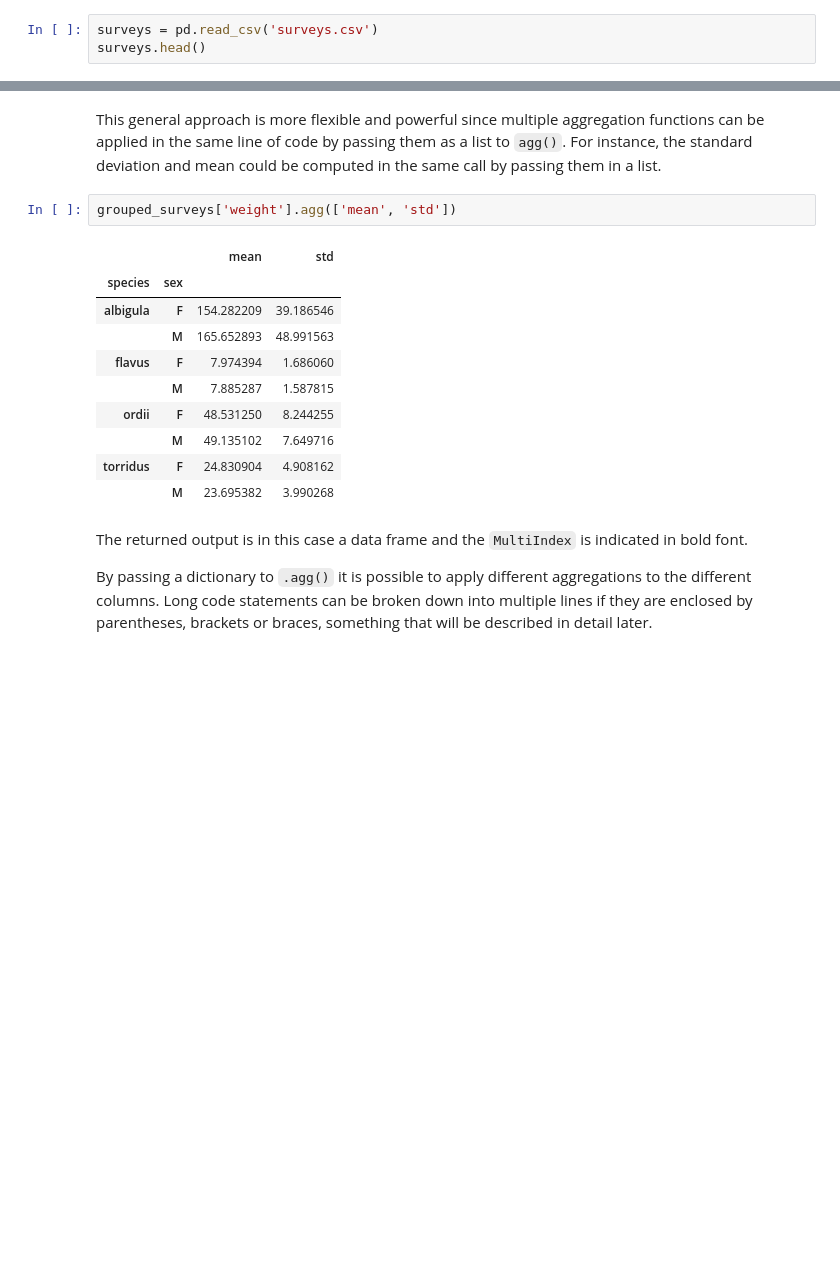
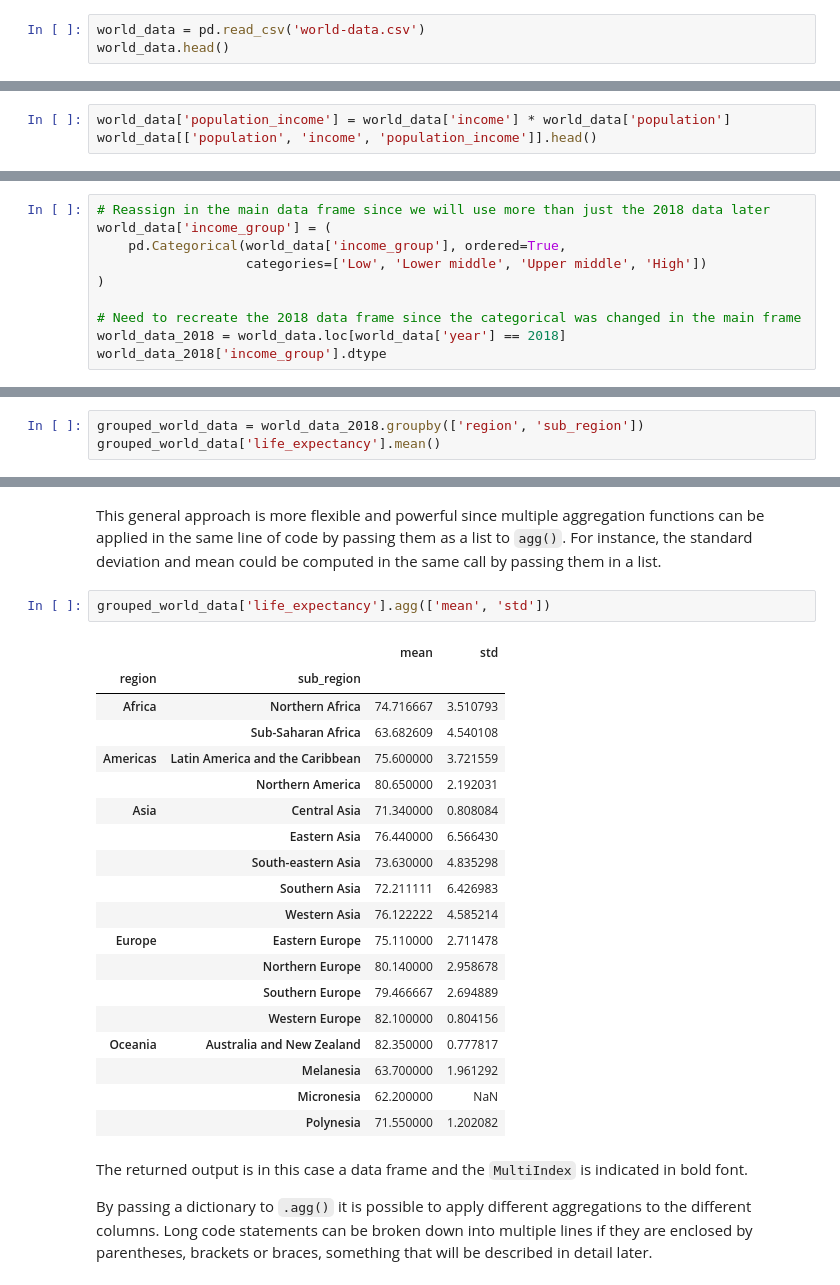
Before and after one commit to UofTCoders/2018-09-10-utoronto, a Jupyter notebook: code/2-data-analysis-in-python.ipynb, the cells around one changed output, grey strips where cells are left out. Drawn from its saved outputs; the diff is of its cells as text; blank space fills up the shorter version.

```diff
--- a/code/2-data-analysis-in-python.ipynb
+++ b/code/2-data-analysis-in-python.ipynb
@@ -261,6 +196,6 @@ surveys.to_csv('surveys.csv', index=False)
 # %% [markdown]
 Since the data is now saved locally, the next time this Notebook is opened, it could be loaded from the local path instead of downloading it from the URL.
 # %%
-surveys = pd.read_csv('surveys.csv')
-surveys.head()
+world_data = pd.read_csv('world-data.csv')
+world_data.head()
 # %% [output]
@@ -686,0 +521,3 @@ Name: weight, dtype: float64
+# %%
+world_data['population_income'] = world_data['income'] * world_data['population']
+world_data[['population', 'income', 'population_income']].head()
@@ -686,0 +651,10 @@ Name: weight, dtype: float64
+# %%
+# Reassign in the main data frame since we will use more than just the 2018 data later
+world_data['income_group'] = (
+    pd.Categorical(world_data['income_group'], ordered=True,
+                   categories=['Low', 'Lower middle', 'Upper middle', 'High'])
+)
+
+# Need to recreate the 2018 data frame since the categorical was changed in the main frame
+world_data_2018 = world_data.loc[world_data['year'] == 2018]
+world_data_2018['income_group'].dtype
@@ -786,0 +849,3 @@ Name: weight, dtype: float64
+# %%
+grouped_world_data = world_data_2018.groupby(['region', 'sub_region'])
+grouped_world_data['life_expectancy'].mean()
@@ -802,18 +896,27 @@ Name: weight, dtype: float64
 # %% [markdown]
 This general approach is more flexible and powerful since multiple aggregation functions can be applied in the same line of code by passing them as a list to `agg()`. For instance, the standard deviation and mean could be computed in the same call by passing them in a list.
 # %%
-grouped_surveys['weight'].agg(['mean', 'std'])
+grouped_world_data['life_expectancy'].agg(['mean', 'std'])
 # %% [output]
 |  |  | mean | std |
-| species | sex |  |  |
-| albigula | F | 154.282209 | 39.186546 |
-|  | M | 165.652893 | 48.991563 |
-| flavus | F | 7.974394 | 1.686060 |
-|  | M | 7.885287 | 1.587815 |
-| ordii | F | 48.531250 | 8.244255 |
-|  | M | 49.135102 | 7.649716 |
-| torridus | F | 24.830904 | 4.908162 |
-|  | M | 23.695382 | 3.990268 |
+| region | sub_region |  |  |
+| Africa | Northern Africa | 74.716667 | 3.510793 |
+|  | Sub-Saharan Africa | 63.682609 | 4.540108 |
+| Americas | Latin America and the Caribbean | 75.600000 | 3.721559 |
+|  | Northern America | 80.650000 | 2.192031 |
+| Asia | Central Asia | 71.340000 | 0.808084 |
+|  | Eastern Asia | 76.440000 | 6.566430 |
+|  | South-eastern Asia | 73.630000 | 4.835298 |
+|  | Southern Asia | 72.211111 | 6.426983 |
+|  | Western Asia | 76.122222 | 4.585214 |
+| Europe | Eastern Europe | 75.110000 | 2.711478 |
+|  | Northern Europe | 80.140000 | 2.958678 |
+|  | Southern Europe | 79.466667 | 2.694889 |
+|  | Western Europe | 82.100000 | 0.804156 |
+| Oceania | Australia and New Zealand | 82.350000 | 0.777817 |
+|  | Melanesia | 63.700000 | 1.961292 |
+|  | Micronesia | 62.200000 | NaN |
+|  | Polynesia | 71.550000 | 1.202082 |
 # %% [markdown]
 The returned output is in this case a data frame and the `MultiIndex` is indicated in bold font.
 
```
Also changed, not shown: parts of 205 cells of this notebook, 1 other file.
